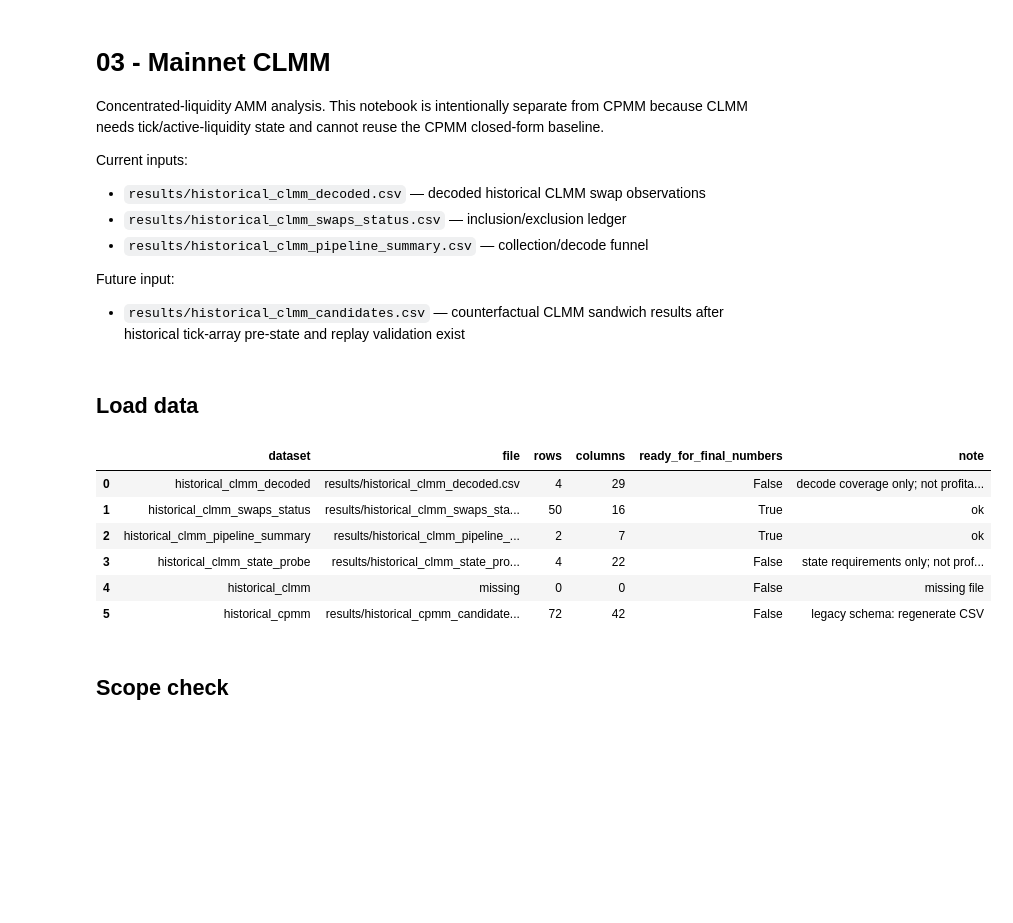
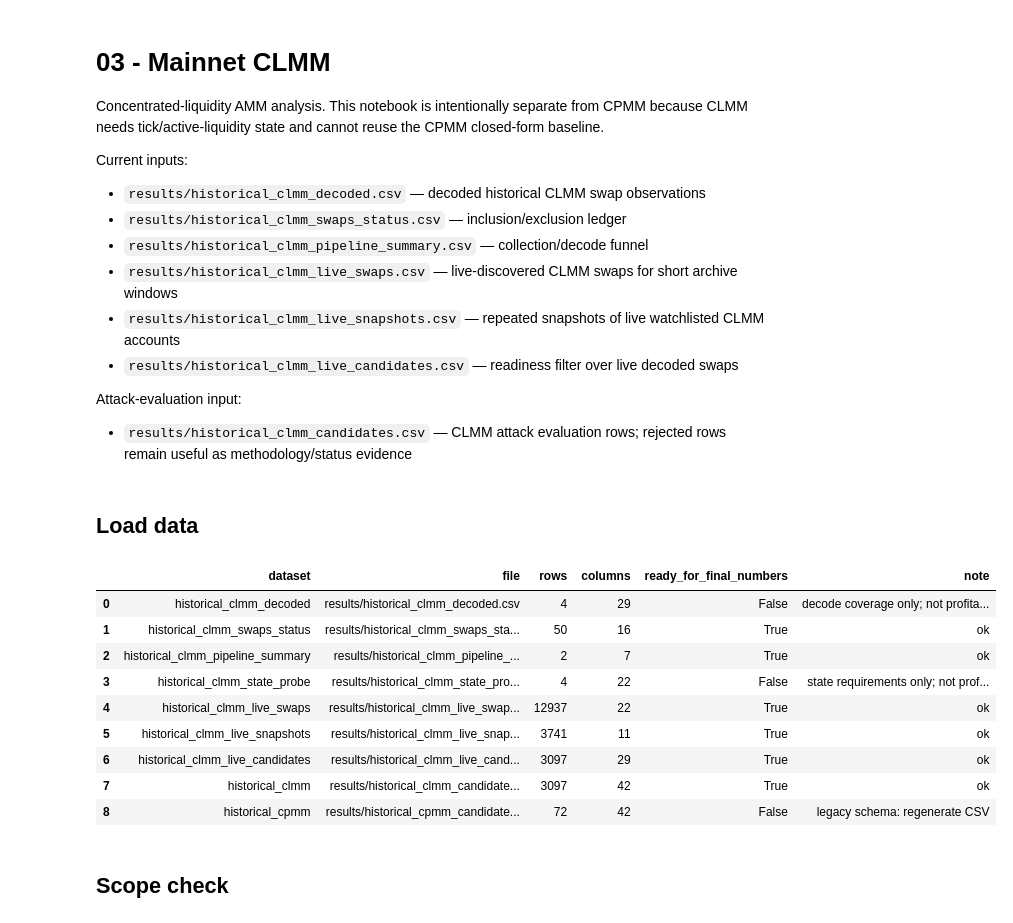
Before and after one commit to corey888773/solana-amm-attacks-analysis, a Jupyter notebook: notebooks/output/executed_03.ipynb, the cells around one changed output. Saved outputs shown, nothing was run; the diff lists cells and outputs as text; code cells hidden in the pictures; blank space fills up the shorter version.

```diff
--- a/notebooks/output/executed_03.ipynb
+++ b/notebooks/output/executed_03.ipynb
@@ -7,9 +7,12 @@ Current inputs:
 - `results/historical_clmm_decoded.csv` — decoded historical CLMM swap observations
 - `results/historical_clmm_swaps_status.csv` — inclusion/exclusion ledger
 - `results/historical_clmm_pipeline_summary.csv` — collection/decode funnel
+- `results/historical_clmm_live_swaps.csv` — live-discovered CLMM swaps for short archive windows
+- `results/historical_clmm_live_snapshots.csv` — repeated snapshots of live watchlisted CLMM accounts
+- `results/historical_clmm_live_candidates.csv` — readiness filter over live decoded swaps
 
-Future input:
-- `results/historical_clmm_candidates.csv` — counterfactual CLMM sandwich results after historical tick-array pre-state and replay validation exist
+Attack-evaluation input:
+- `results/historical_clmm_candidates.csv` — CLMM attack evaluation rows; rejected rows remain useful as methodology/status evidence
 # %% [markdown]
 ## Load data
 # %%
@@ -42,35 +45,44 @@ from helpers import (
 )
 
 sns.set_theme(style="whitegrid", context="notebook")
 pd.set_option("display.max_columns", 80)
 pd.set_option("display.width", 140)
 
 ROOT = find_repo_root()
 inputs = load_inputs(ROOT)
 
 clmm = inputs["frames"]["historical_clmm"]
 clmm_decoded = inputs["frames"]["historical_clmm_decoded"]
 clmm_status = inputs["frames"]["historical_clmm_swaps_status"]
 clmm_summary = inputs["frames"]["historical_clmm_pipeline_summary"]
 clmm_state_probe = inputs["frames"]["historical_clmm_state_probe"]
+clmm_live_swaps = inputs["frames"]["historical_clmm_live_swaps"]
+clmm_live_snapshots = inputs["frames"]["historical_clmm_live_snapshots"]
+clmm_live_candidates = inputs["frames"]["historical_clmm_live_candidates"]
 cpmm = inputs["frames"]["historical_cpmm"]
 
 display(data_readiness(ROOT, inputs, [
     "historical_clmm_decoded",
     "historical_clmm_swaps_status",
     "historical_clmm_pipeline_summary",
     "historical_clmm_state_probe",
+    "historical_clmm_live_swaps",
+    "historical_clmm_live_snapshots",
+    "historical_clmm_live_candidates",
     "historical_clmm",
     "historical_cpmm",
 ]))
 # %% [output]
 |  | dataset | file | rows | columns | ready_for_final_numbers | note |
 | 0 | historical_clmm_decoded | results/historical_clmm_decoded.csv | 4 | 29 | False | decode coverage only; not profita... |
 | 1 | historical_clmm_swaps_status | results/historical_clmm_swaps_sta... | 50 | 16 | True | ok |
 | 2 | historical_clmm_pipeline_summary | results/historical_clmm_pipeline_... | 2 | 7 | True | ok |
 | 3 | historical_clmm_state_probe | results/historical_clmm_state_pro... | 4 | 22 | False | state requirements only; not prof... |
-| 4 | historical_clmm | missing | 0 | 0 | False | missing file |
-| 5 | historical_cpmm | results/historical_cpmm_candidate... | 72 | 42 | False | legacy schema: regenerate CSV |
+| 4 | historical_clmm_live_swaps | results/historical_clmm_live_swap... | 12937 | 22 | True | ok |
+| 5 | historical_clmm_live_snapshots | results/historical_clmm_live_snap... | 3741 | 11 | True | ok |
+| 6 | historical_clmm_live_candidates | results/historical_clmm_live_cand... | 3097 | 29 | True | ok |
+| 7 | historical_clmm | results/historical_clmm_candidate... | 3097 | 42 | True | ok |
+| 8 | historical_cpmm | results/historical_cpmm_candidate... | 72 | 42 | False | legacy schema: regenerate CSV |
 # %% [markdown]
 ## Scope check
 # %%
```
Also changed, not shown: parts of 9 cells of this notebook, 3 other files.
